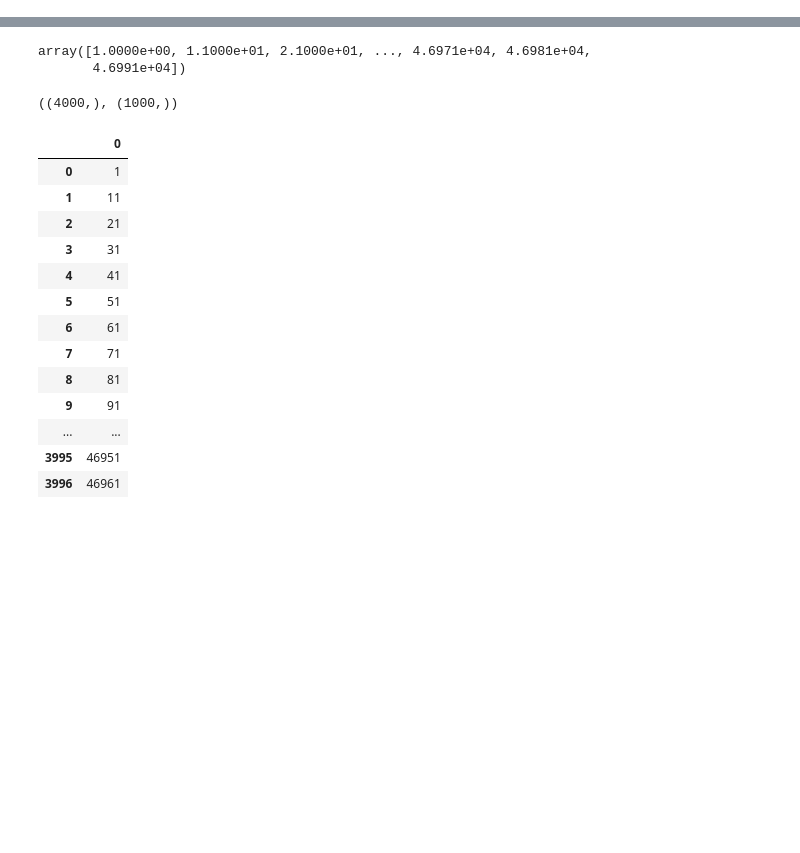
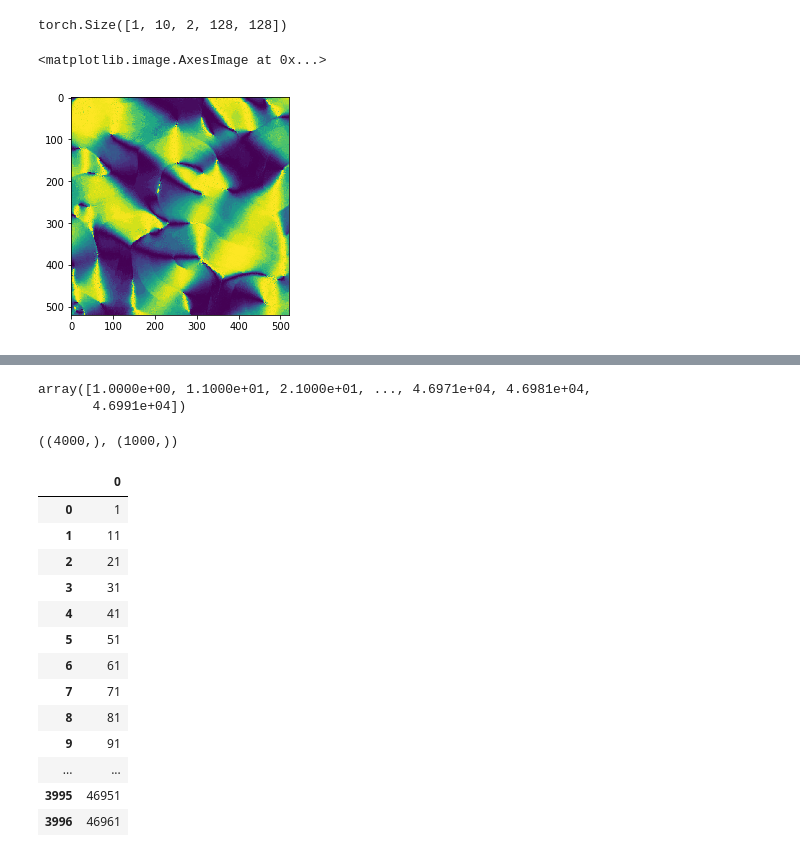
Before and after one commit to ruoshiliu/Orientation-Field-Prediction, a Jupyter notebook: unconfined_orientation/dataset.ipynb, the cells around one changed output, grey strips where cells are left out. Cells and saved outputs as stored; diff of their text form; code cells hidden in the pictures; blank space fills up the shorter version.

```diff
--- a/unconfined_orientation/dataset.ipynb
+++ b/unconfined_orientation/dataset.ipynb
@@ -13,0 +27,4 @@ import os
+# %%
+images.shape
+# %% [output]
+torch.Size([1, 10, 2, 128, 128])
@@ -13,0 +41,10 @@ import os
+# %%
+a = cv2.imread('/home/rliu/ansim/data/unconfined_steph/cropped_orientation/000001.jpg',0)
+a = a / 255 * math.pi
+a = np.power(np.cos(a),2) - 0.5
+a = a * 255
+a = a.astype(int)
+plt.imshow(a)
+# %% [output]
+<matplotlib.image.AxesImage at 0x...>
+[figure, added]
```
Also changed, not shown: parts of 6 cells of this notebook, 2 other files.
